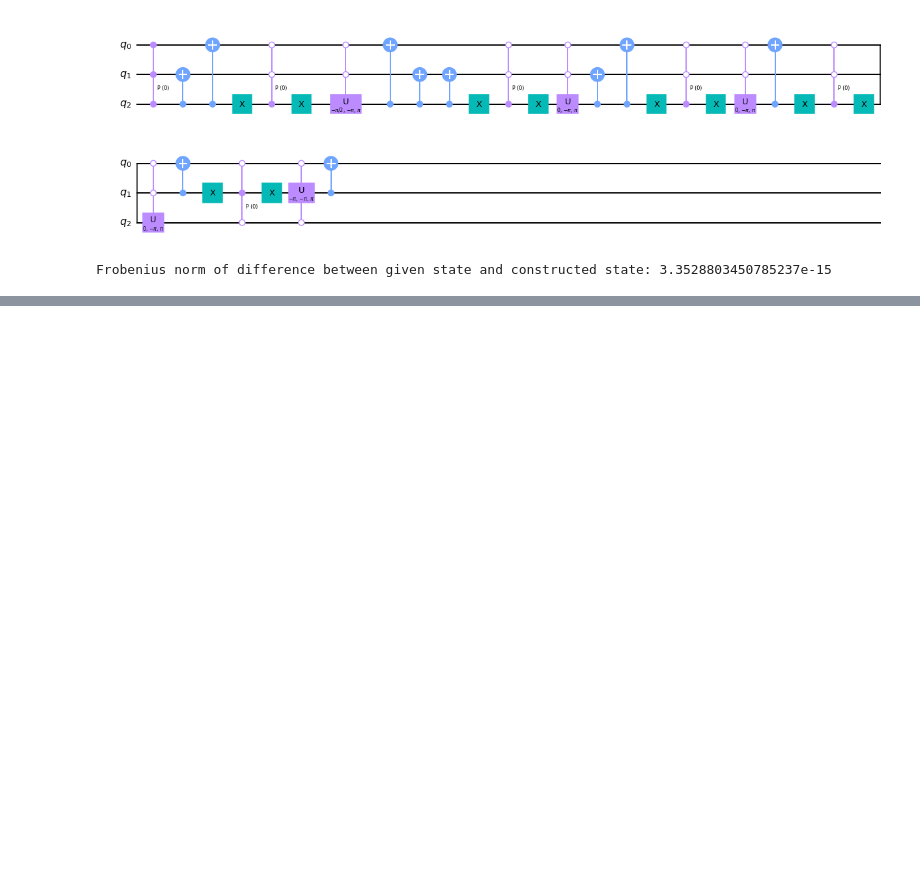
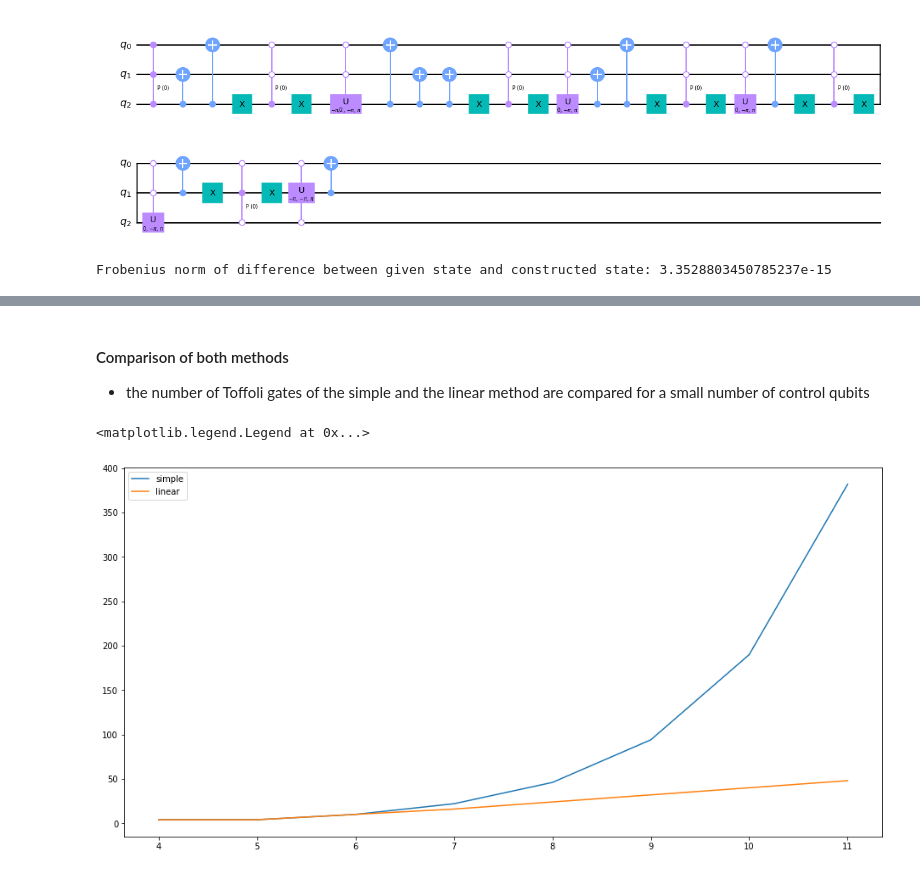
Before and after one commit to JoSQUANTUM/pygrnd, a Jupyter notebook: notebooks/circuitConstructor.ipynb, the cells around one changed output, grey strips where cells are left out. Drawn from its saved outputs; the diff is of its cells as text; code cells hidden in the pictures; blank space fills up the shorter version.

```diff
--- a/notebooks/circuitConstructor.ipynb
+++ b/notebooks/circuitConstructor.ipynb
@@ -152,0 +208,29 @@ Frobenius norm of difference between given state and constructed state: 2.581417
+# %% [markdown]
+#### Comparison of both methods
+- the number of Toffoli gates of the simple and the linear method are compared for a small number of control qubits
+# %%
+xeSimple=[]
+yeSimple=[]
+xeLinear=[]
+yeLinear=[]
+figure(figsize=(16, 8))
+
+for qubits in range(4,12):
+    qr=QuantumRegister(qubits,'q')
+    qc=QuantumCircuit(qr)
+    controlledXGate(qr[:qubits-2], qr[qubits-2], qr[qubits-1], qc)
+    xeSimple.append(qubits)
+    yeSimple.append(len(qc))
+
+    qr=QuantumRegister(qubits,'q')
+    qc=QuantumCircuit(qr)
+    controlledXGateToffoliDecomposition(qr[:qubits-2], qr[qubits-2], qr[qubits-1], qc)
+    xeLinear.append(qubits)
+    yeLinear.append(len(qc))
+
+plt.plot(xeSimple,yeSimple,label='simple')
+plt.plot(xeLinear,yeLinear,label='linear')
+plt.legend()
+# %% [output]
+<matplotlib.legend.Legend at 0x...>
+[figure, added]
```
Also changed, not shown: parts of 10 cells of this notebook, 2 other files.
